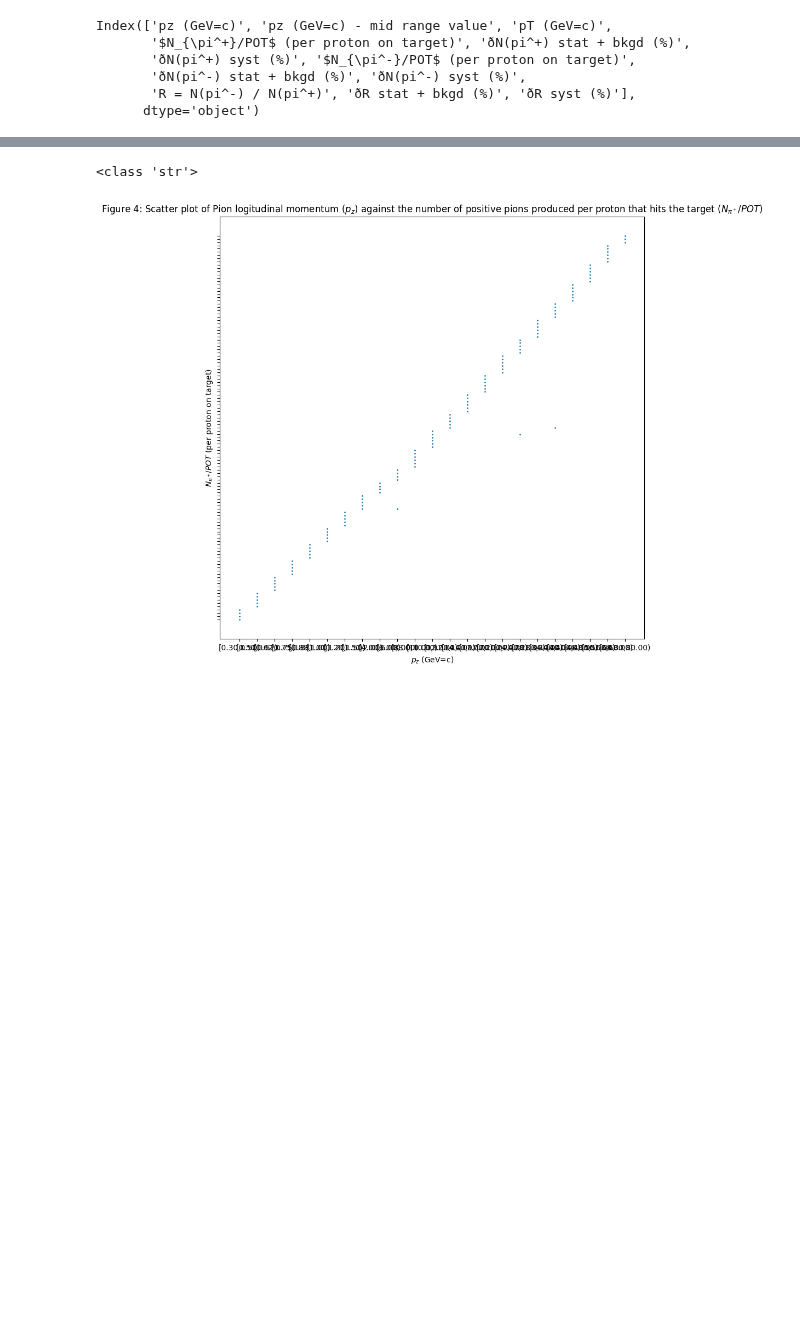
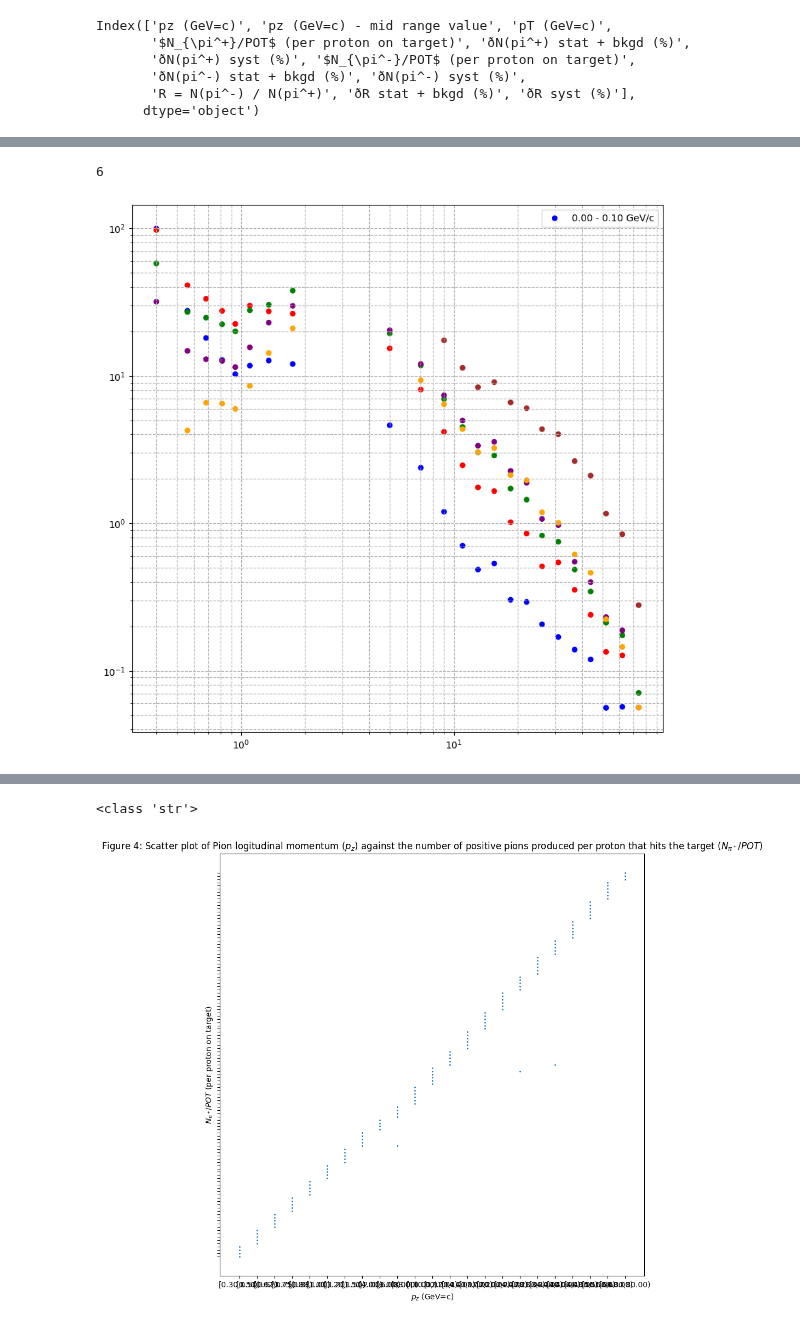
Before and after one commit to MrD0balina/Fourth-Year-Project---Neutrino-Oscillations, a Jupyter notebook: Week_6_Adding_Weighting_to_Pions_AND_establishing_the_exact_angular_offset_of_different_parts_of_the_detector.ipynb, the cells around one changed output, grey strips where cells are left out. Drawn from its saved outputs; the diff is of its cells as text; code cells hidden in the pictures; blank space fills up the shorter version.

```diff
--- a/Week_6_Adding_Weighting_to_Pions_AND_establishing_the_exact_angular_offset_of_different_parts_of_the_detector.ipynb
+++ b/Week_6_Adding_Weighting_to_Pions_AND_establishing_the_exact_angular_offset_of_different_parts_of_the_detector.ipynb
@@ -572,0 +640,27 @@ display(Pion_Plots_df1.head(5))
+# %%
+display(len(colours))
+for i in range(len(colours)):
+# %% [output]
+6
+# %%
+
+colours = {  0 : "blue" , 1 : "red" , 2 : "green" , 3 : "purple" , 4 : "orange" , 5 : "brown"  }
+
+labels = [ "0.00 - 0.10 GeV/c" , "0.10 - 0.20 GeV/c, N x 3.00"  ,  "0.20 - 0.30 GeV/c, N x 10.00"  ,  "0.30 - 0.40 GeV/c, N x 30.00"  ,  "0.40 - 0.50 GeV/c, N x 100.00"  ,  "0.50 - 2.00 GeV/c, N x 300.00"  ]
+
+f = plt.figure()
+f.set_figwidth(10)
+f.set_figheight(10)
+
+plt.scatter(   x = Pion_Plots_df1["pz (GeV=c) - mid range value"]   ,   y = Pion_Plots_df1["N_{\pi^+}/POT --- float"] * 300    ,   c = Pion_Plots_df1["pT (GeV=c) - plot colour codes"].map(colours) , s = 25  )
+
+plt.xscale("log")
+plt.yscale("log")
+plt.grid( True , which = "both" , ls = "--" )
+
+plt.legend(labels = [ "0.00 - 0.10 GeV/c" , "0.10 - 0.20 GeV/c, N x 3.00"  ,  "0.20 - 0.30 GeV/c, N x 10.00"  ,  "0.30 - 0.40 GeV/c, N x 30.00"  ,  "0.40 - 0.50 GeV/c, N x 100.00"  ,  "0.50 - 2.00 GeV/c, N x 300.00"  ])
+
+
+plt.show()
+# %% [output]
+[figure, added]
```
Also changed, not shown: parts of 14 cells of this notebook.
